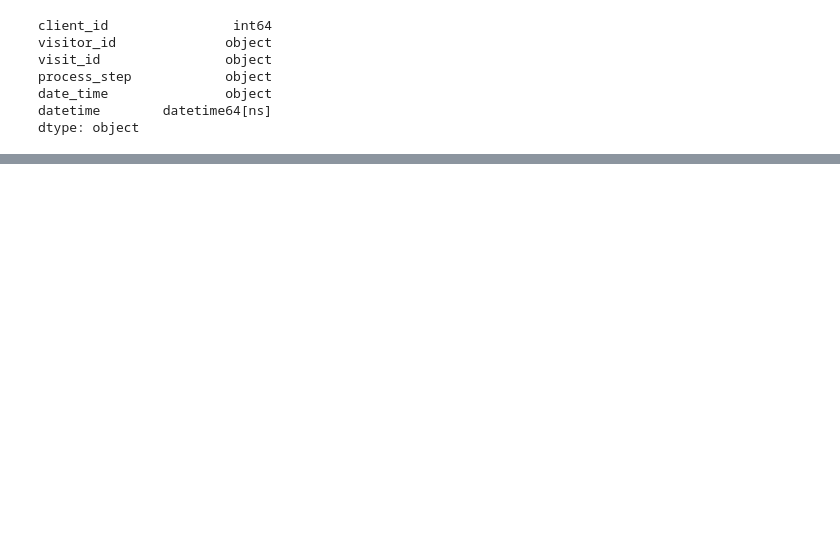
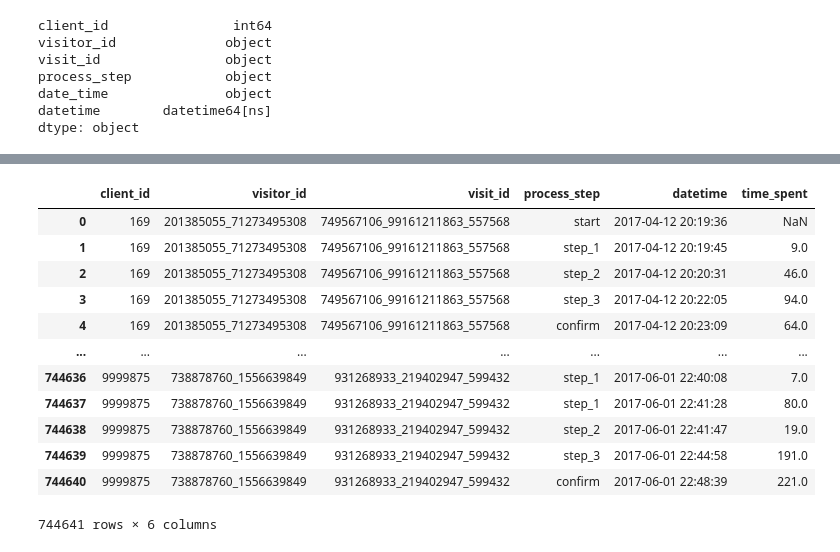
Before and after one commit to RubenLallave/Vanguard_Project, a Jupyter notebook: Vanguard_Project.ipynb, the cells around one changed output, grey strips where cells are left out. Drawn from its saved outputs; the diff is of its cells as text; code cells hidden in the pictures; blank space fills up the shorter version.

Commit message:
avg sime each step added

```diff
--- a/Vanguard_Project.ipynb
+++ b/Vanguard_Project.ipynb
@@ -375,3 +375,5 @@ process_step            object
 date_time               object
 datetime        datetime64[ns]
 dtype: object
+# %%
+final_web = final_web.drop(columns=['date_time'])
@@ -377,0 +404,4 @@ dtype: object
+# %%
+final_web = final_web.sort_values(by=['client_id', 'visit_id', 'datetime'])
+# %%
+final_web.reset_index(drop=True, inplace=True)
@@ -377,0 +424,17 @@ dtype: object
+# %%
+final_web['time_spent']= final_web.groupby(['client_id', 'visit_id'])['datetime'].diff().dt.total_seconds()
+final_web
+# %% [output]
+|  | client_id | visitor_id | visit_id | process_step | datetime | time_spent |
+| 0 | 169 | 201385055_71273495308 | 749567106_99161211863_557568 | start | 2017-04-12 20:19:36 | NaN |
+| 1 | 169 | 201385055_71273495308 | 749567106_99161211863_557568 | step_1 | 2017-04-12 20:19:45 | 9.0 |
+| 2 | 169 | 201385055_71273495308 | 749567106_99161211863_557568 | step_2 | 2017-04-12 20:20:31 | 46.0 |
+| 3 | 169 | 201385055_71273495308 | 749567106_99161211863_557568 | step_3 | 2017-04-12 20:22:05 | 94.0 |
+| 4 | 169 | 201385055_71273495308 | 749567106_99161211863_557568 | confirm | 2017-04-12 20:23:09 | 64.0 |
+| ... | ... | ... | ... | ... | ... | ... |
+| 744636 | 9999875 | 738878760_1556639849 | 931268933_219402947_599432 | step_1 | 2017-06-01 22:40:08 | 7.0 |
+| 744637 | 9999875 | 738878760_1556639849 | 931268933_219402947_599432 | step_1 | 2017-06-01 22:41:28 | 80.0 |
+| 744638 | 9999875 | 738878760_1556639849 | 931268933_219402947_599432 | step_2 | 2017-06-01 22:41:47 | 19.0 |
+| 744639 | 9999875 | 738878760_1556639849 | 931268933_219402947_599432 | step_3 | 2017-06-01 22:44:58 | 191.0 |
+| 744640 | 9999875 | 738878760_1556639849 | 931268933_219402947_599432 | confirm | 2017-06-01 22:48:39 | 221.0 |
+744641 rows × 6 columns
```
Also changed, not shown: parts of 7 cells of this notebook.
